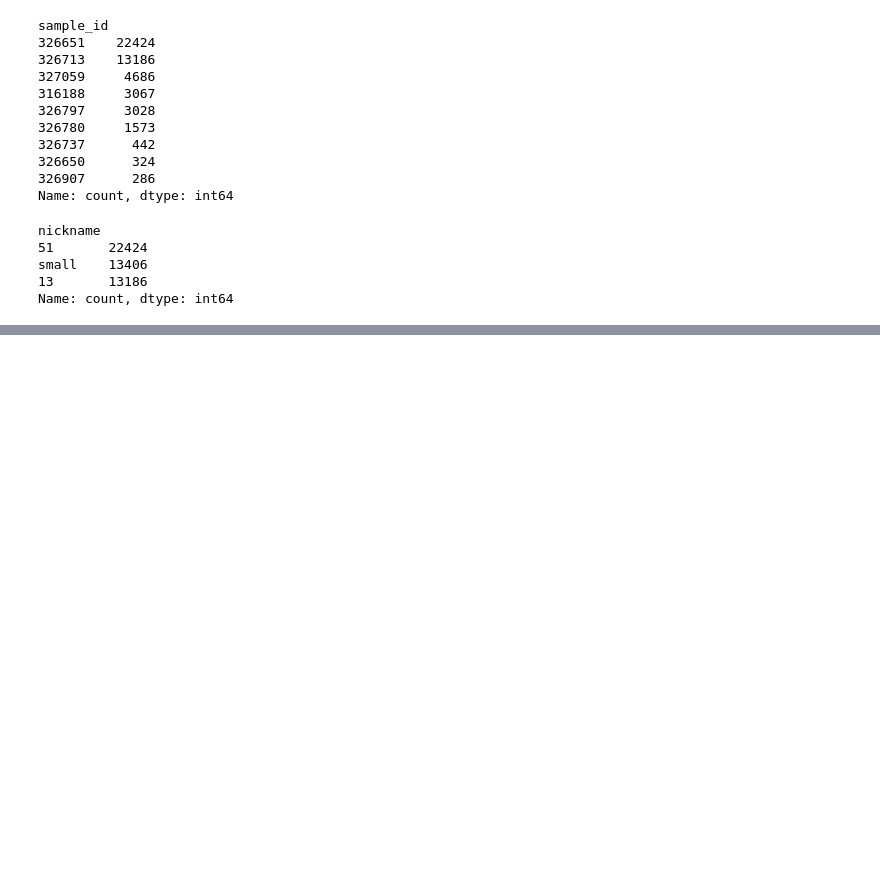
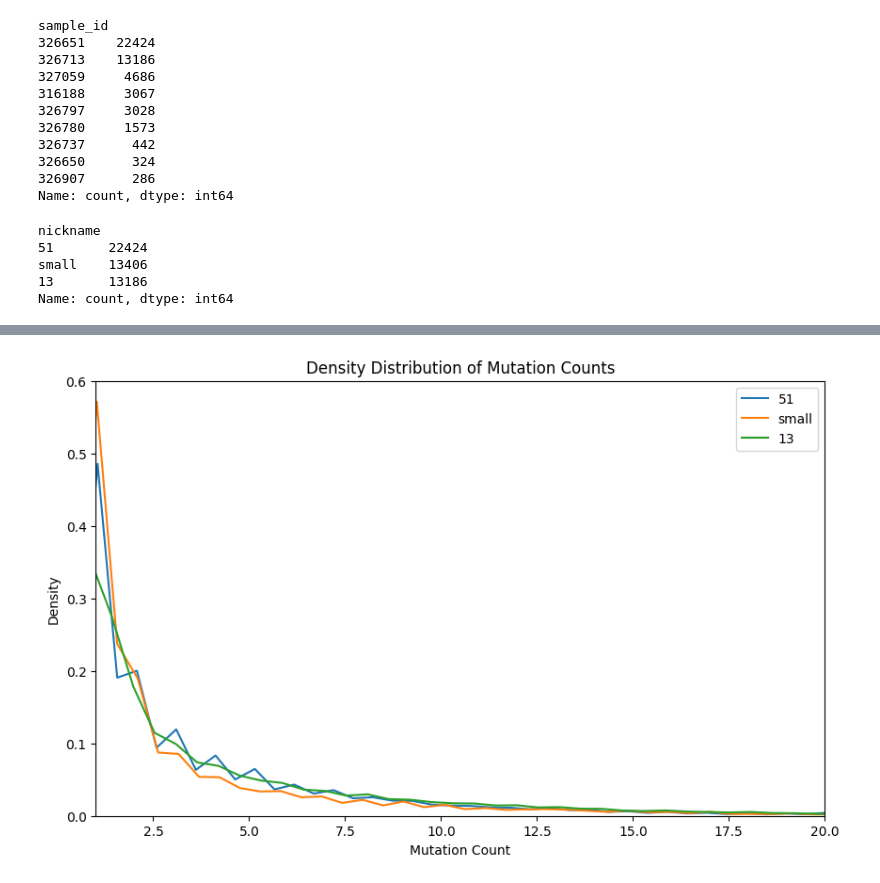
Before and after one commit to matsengrp/netam, a Jupyter notebook: notebooks/data-description.ipynb, the cells around one changed output, grey strips where cells are left out. Drawn from its saved outputs; the diff is of its cells as text; code cells hidden in the pictures; blank space fills up the shorter version.

Commit message:
more mutations in 13

```diff
--- a/notebooks/data-description.ipynb
+++ b/notebooks/data-description.ipynb
@@ -78,0 +79,32 @@ evaluating on 13...
+# %%
+import pandas as pd
+import matplotlib.pyplot as plt
+
+nicknames = ["51", "small", "13"]
+
+def mutation_count_of_row(row):
+    return sum(
+        1 for p, c in zip(row["parent"], row["child"]) if p != c and p != "N" and c != "N"
+    )
+
+mutation_counts = {nickname: [] for nickname in nicknames}
+
+for nickname in nicknames:
+    _, val_df = framework.load_shmoof_dataframes(shmoof_path, val_nickname=nickname)  # Load the dataframe
+    val_df['mutation_count'] = val_df.apply(mutation_count_of_row, axis=1)
+    mutation_counts[nickname] = val_df['mutation_count'].tolist()
+# %%
+import seaborn as sns
+
+plt.figure(figsize=(10, 6))
+for nickname, counts in mutation_counts.items():
+    sns.kdeplot(counts, label=nickname, bw_adjust=0.5)
+
+plt.xlim(1, 20)
+plt.xlabel('Mutation Count')
+plt.ylabel('Density')
+plt.title('Density Distribution of Mutation Counts')
+plt.legend()
+plt.show()
+# %% [output]
+[figure, added]
```
Also changed, not shown: parts of 1 cell of this notebook.
